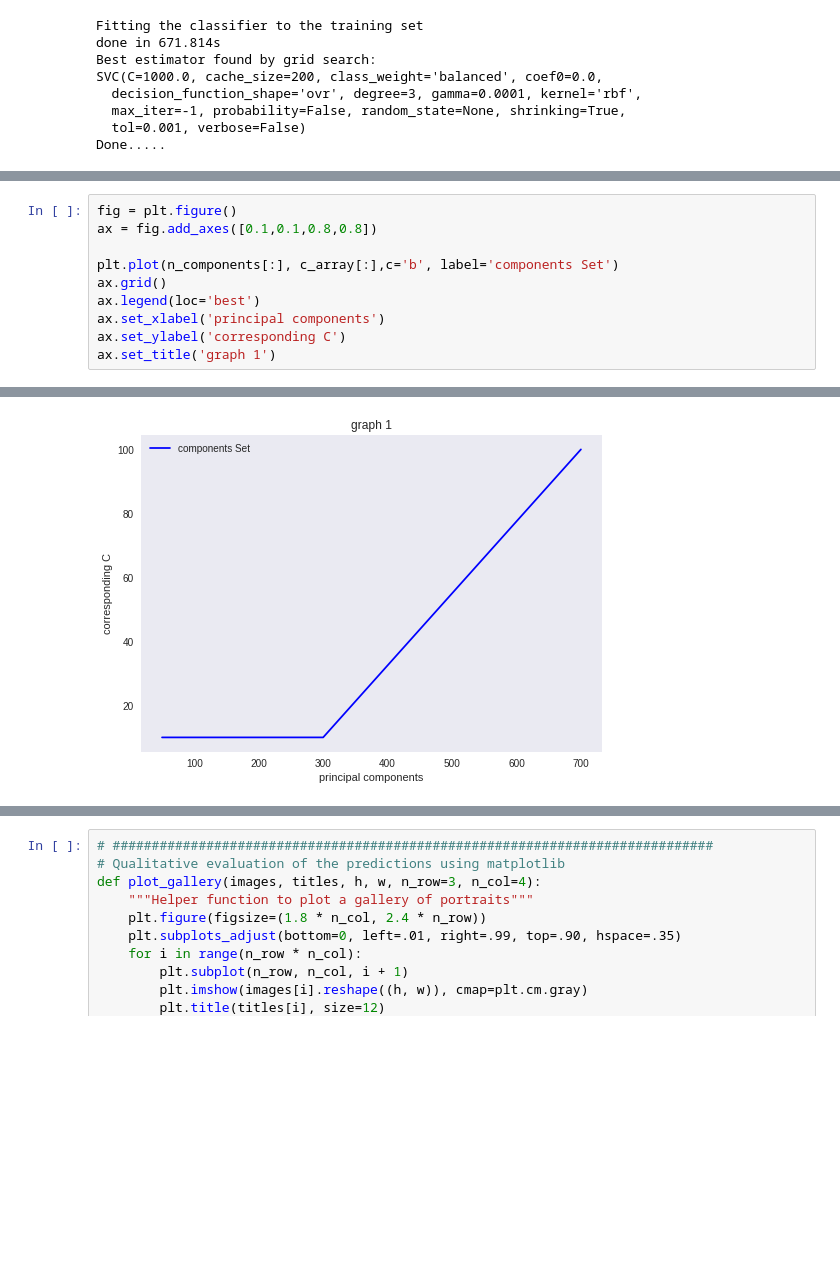
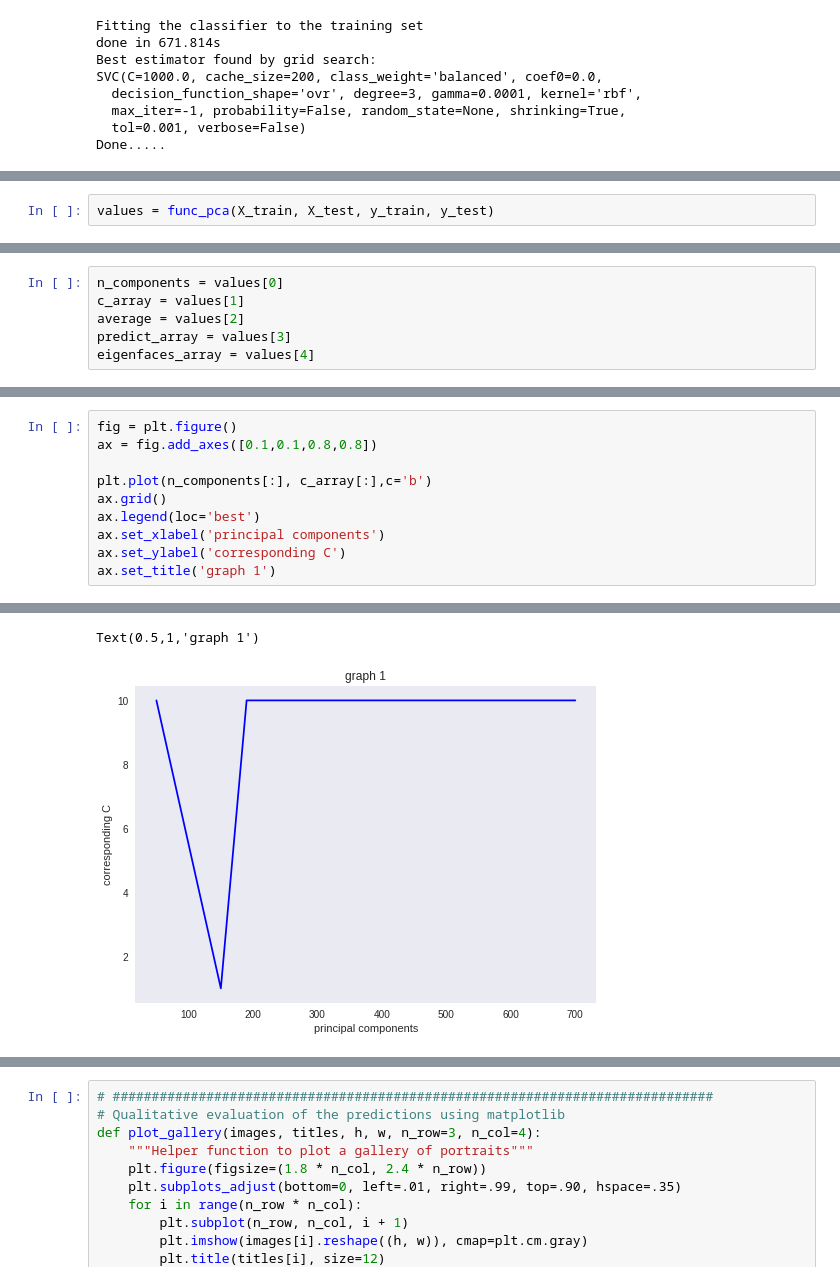
Before and after one commit to 842Mono/CSEN1067_Machine_Learning_Project1, a Jupyter notebook: Project2ML.ipynb, the cells around one changed output, grey strips where cells are left out. Drawn from its saved outputs; the diff is of its cells as text; blank space fills up the shorter version.

```diff
--- a/Project2ML.ipynb
+++ b/Project2ML.ipynb
@@ -284,0 +356,2 @@ Done.....
+# %%
+values = func_pca(X_train, X_test, y_train, y_test)
@@ -284,0 +371,6 @@ Done.....
+# %%
+n_components = values[0]
+c_array = values[1]
+average = values[2]
+predict_array = values[3]
+eigenfaces_array = values[4]
@@ -286,7 +402,7 @@ Done.....
 fig = plt.figure()
 ax = fig.add_axes([0.1,0.1,0.8,0.8])
 
-plt.plot(n_components[:], c_array[:],c='b', label='components Set')
+plt.plot(n_components[:], c_array[:],c='b')
 ax.grid()
 ax.legend(loc='best')
 ax.set_xlabel('principal components')
@@ -297,4 +413,5 @@ Text(0.5,1,'graph 1')
+Text(0.5,1,'graph 1')
-[figure, old version]
+[figure, new version]
 # %%
 fig = plt.figure()
 ax = fig.add_axes([0.1,0.1,0.8,0.8])
```
Also changed, not shown: parts of 13 cells of this notebook.
